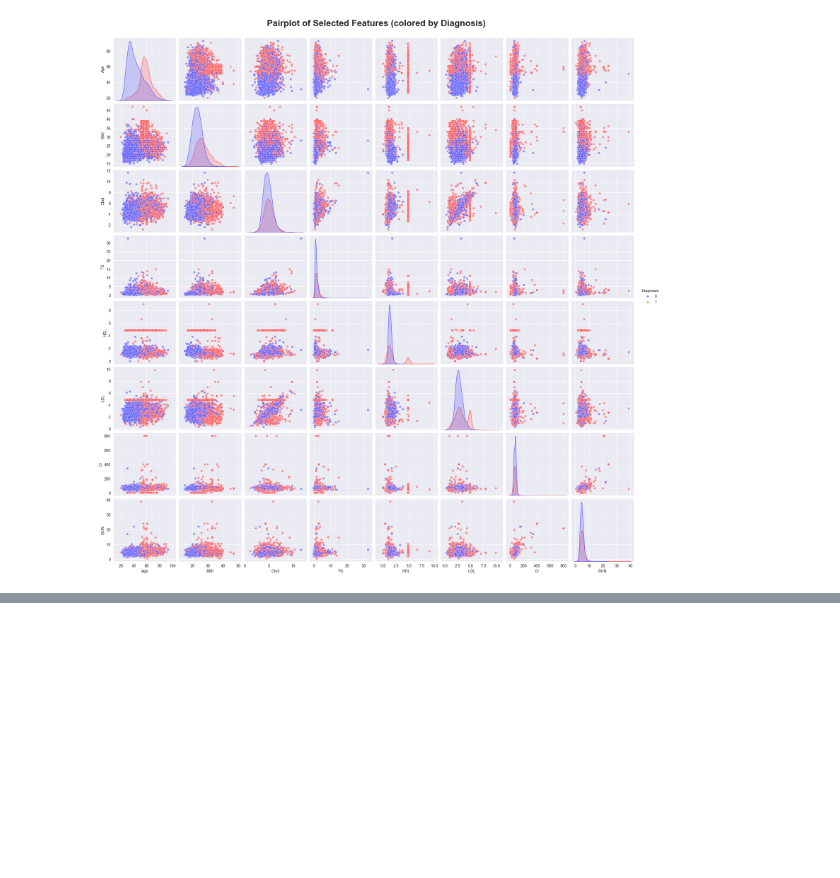
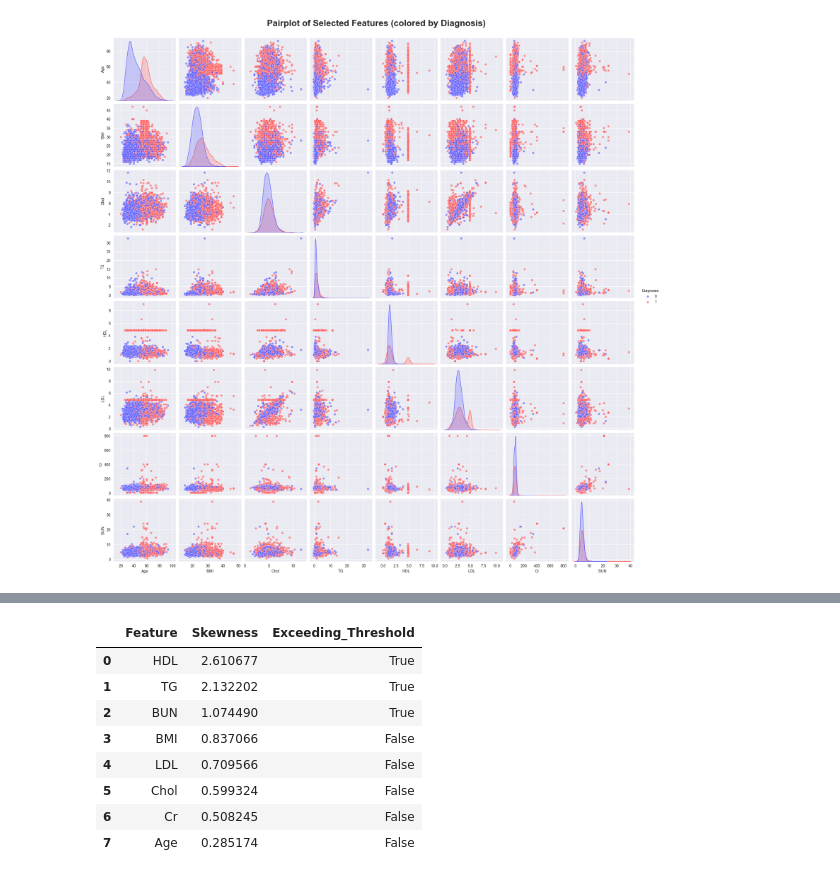
Before and after one commit to Nimaabediforud/BioFusion-Hybrid-Biomedical-Prediction, a Jupyter notebook: Notebooks/EDA.ipynb, the cells around one changed output, grey strips where cells are left out. Saved outputs shown, nothing was run; the diff lists cells and outputs as text; code cells hidden in the pictures; blank space fills up the shorter version.

```diff
--- a/Notebooks/EDA.ipynb
+++ b/Notebooks/EDA.ipynb
@@ -458,0 +500,23 @@ plt.show()
+# %%
+# Filteration: Below cutoff range + Not zero
+filtered = num_cols[
+    (num_cols[["Cr", "TG", "BUN", "HDL"]] > 0).all(axis=1) &
+    (num_cols["Cr"] < ranges["Cr"]) &
+    (num_cols["TG"] < ranges["TG"]) &
+    (num_cols["BUN"] < ranges["BUN"]) &
+    (num_cols["HDL"] < ranges["HDL"])
+]
+
+
+# Calculate skewness of each
+skewness_detector(filtered)
+# %% [output]
+|  | Feature | Skewness | Exceeding_Threshold |
+| 0 | HDL | 2.610677 | True |
+| 1 | TG | 2.132202 | True |
+| 2 | BUN | 1.074490 | True |
+| 3 | BMI | 0.837066 | False |
+| 4 | LDL | 0.709566 | False |
+| 5 | Chol | 0.599324 | False |
+| 6 | Cr | 0.508245 | False |
+| 7 | Age | 0.285174 | False |
```
Also changed, not shown: parts of 12 cells of this notebook, 1 other file.
